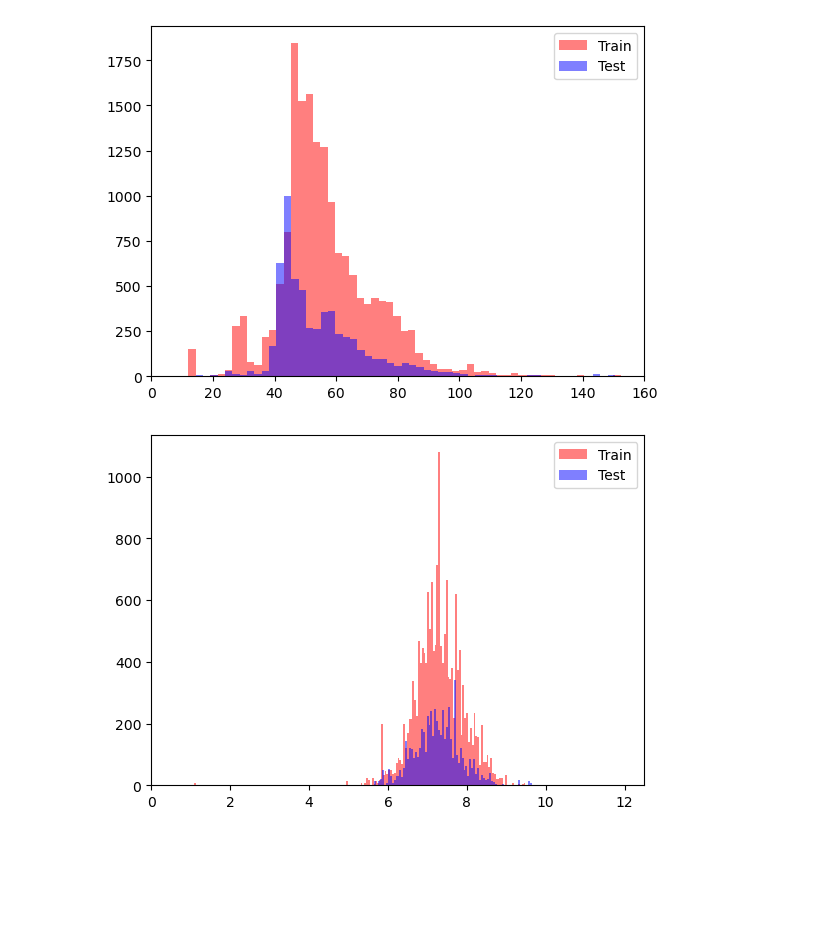
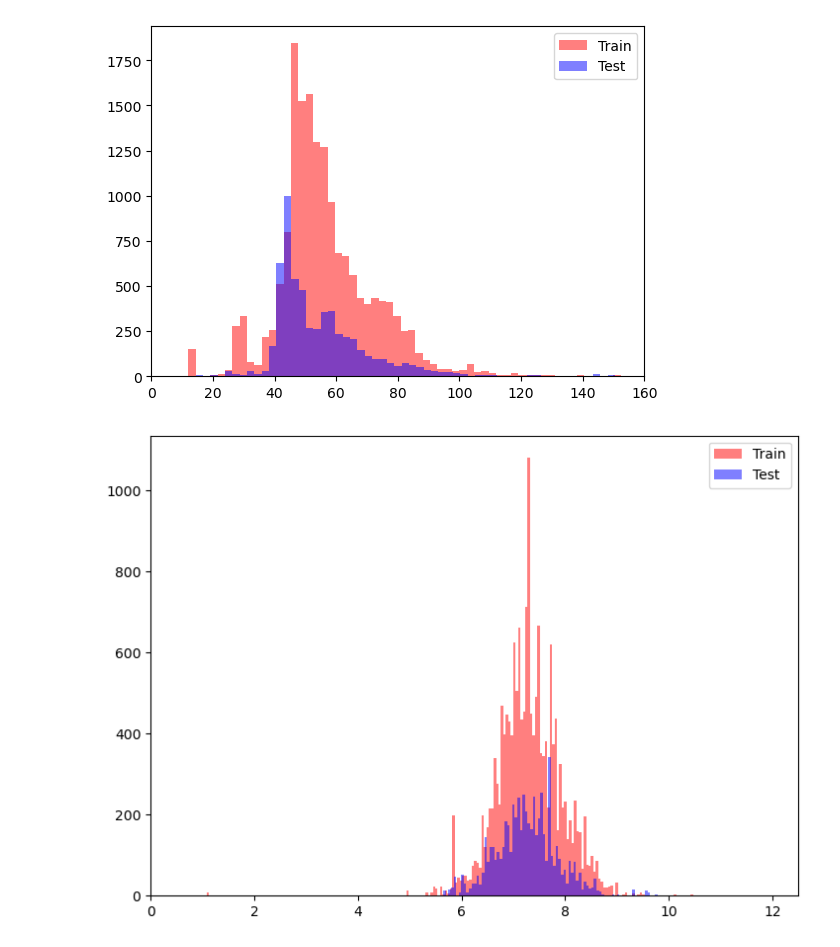
Before and after one commit to BLacuesta3/Sprint-10-Project, a Jupyter notebook: Sprint 10 Project Notebook.ipynb, the cells around one changed output. Drawn from its saved outputs; the diff is of its cells as text; code cells hidden in the pictures; blank space fills up the shorter version.

Commit message:
more charts

```diff
--- a/Sprint 10 Project Notebook.ipynb
+++ b/Sprint 10 Project Notebook.ipynb
@@ -695,12 +696,13 @@ plt.show()
 # %%
 plt.figure(figsize=(14, 10))
 plt.subplot(2, 2, 2)
 plt.hist(pc_feed_train, bins=200, alpha=0.5, label='Train', color='red')
 plt.hist(pc_feed_test, bins=200, alpha=0.5, label='Test', color='blue')
 plt.legend(loc='upper right')
 
 plt.xlim(0, 12.5)
 
+plt.tight_layout()
 plt.show()
 # %% [output]
-[figure, old version]
+[figure, new version]
```
Also changed, not shown: parts of 1 cell of this notebook.
